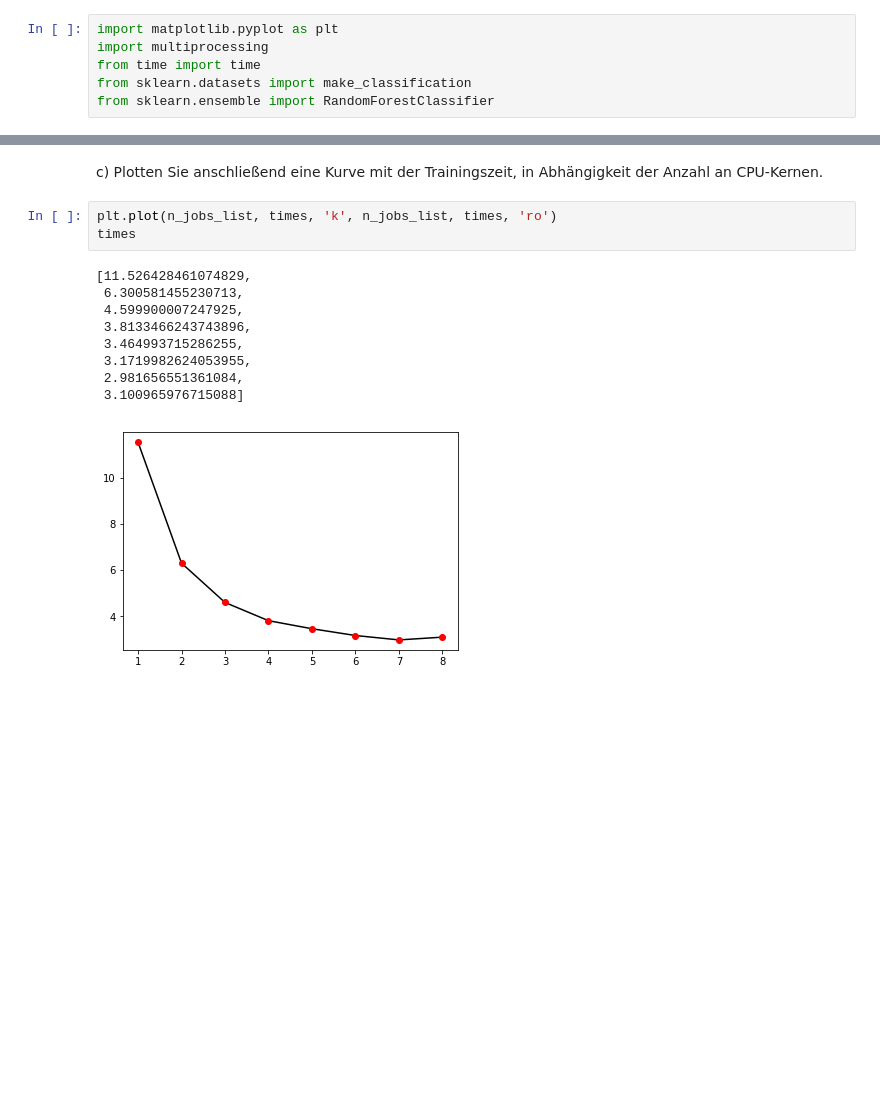
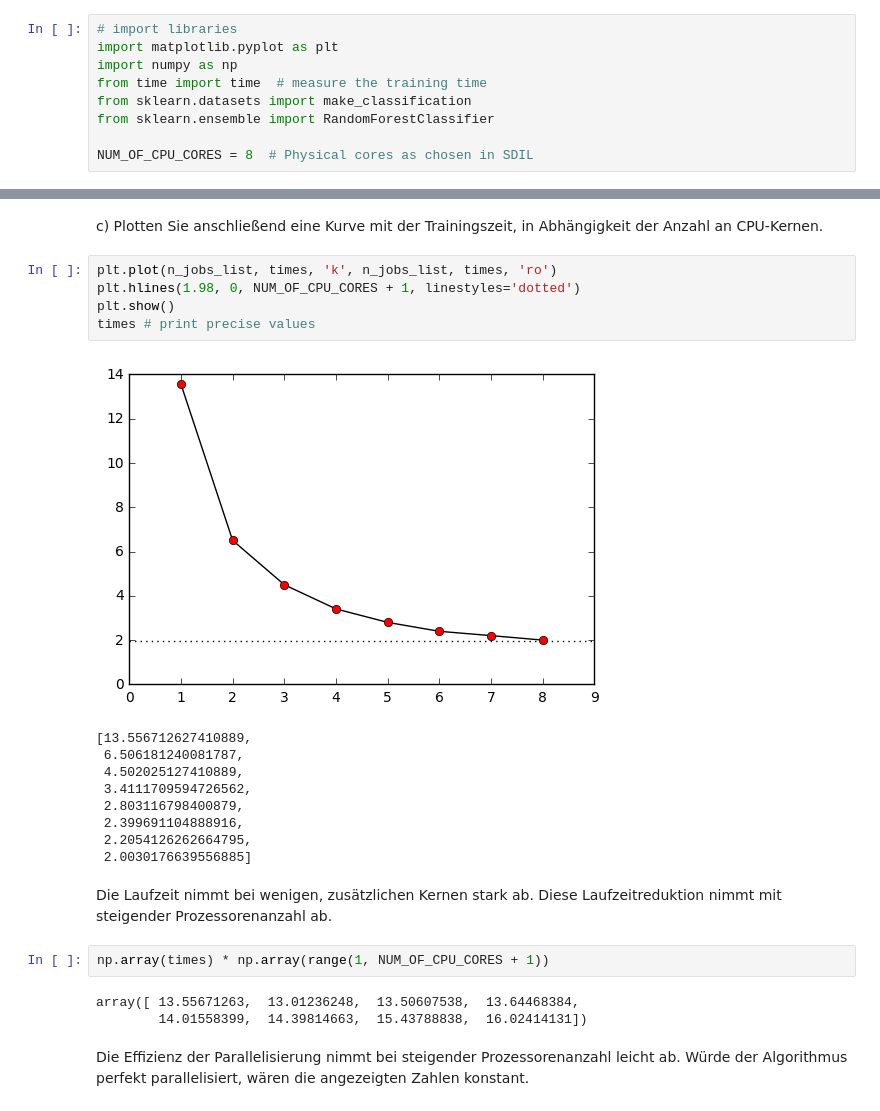
Before and after one commit to tecoKIT/smart-data-analytics, a Jupyter notebook: Uebung2/Exercise2.ipynb, the cells around one changed output, grey strips where cells are left out. Cells and saved outputs as stored; diff of their text form; blank space fills up the shorter version.

```diff
--- a/Uebung2/Exercise2.ipynb
+++ b/Uebung2/Exercise2.ipynb
@@ -7,9 +7,12 @@ Da Ensembles eine Kombination mehrerer kleinerer Klassifikatoren sind, sind sie
 # %% [markdown]
 a) Simulieren Sie einen ausreichenden Anzahl an dummy Daten (>100.000 Datenpunkten) mit der Methode `sklearn.datasets.make_classification`.
 # %%
+# import libraries
 import matplotlib.pyplot as plt
-import multiprocessing
-from time import time
+import numpy as np
+from time import time  # measure the training time
 from sklearn.datasets import make_classification
 from sklearn.ensemble import RandomForestClassifier
+
+NUM_OF_CPU_CORES = 8  # Physical cores as chosen in SDIL
 # %%
@@ -37,14 +45,25 @@ clf.score(X, y)
 c) Plotten Sie anschließend eine Kurve mit der Trainingszeit, in Abhängigkeit der Anzahl an CPU-Kernen.
 # %%
 plt.plot(n_jobs_list, times, 'k', n_jobs_list, times, 'ro')
-times
+plt.hlines(1.98, 0, NUM_OF_CPU_CORES + 1, linestyles='dotted')
+plt.show()
+times # print precise values
 # %% [output]
+[figure, new version]
-[11.526428461074829,
- 6.300581455230713,
- 4.599900007247925,
- 3.8133466243743896,
- 3.464993715286255,
- 3.1719982624053955,
- 2.981656551361084,
- 3.100965976715088]
+[13.556712627410889,
+ 6.506181240081787,
+ 4.502025127410889,
+ 3.4111709594726562,
+ 2.803116798400879,
+ 2.399691104888916,
+ 2.2054126262664795,
+ 2.0030176639556885]
-[figure, old version]
+# %% [markdown]
+Die Laufzeit nimmt bei wenigen, zusätzlichen Kernen stark ab. Diese Laufzeitreduktion nimmt mit steigender Prozessorenanzahl ab.
+# %%
+np.array(times) * np.array(range(1, NUM_OF_CPU_CORES + 1))
+# %% [output]
+array([ 13.55671263,  13.01236248,  13.50607538,  13.64468384,
+        14.01558399,  14.39814663,  15.43788838,  16.02414131])
+# %% [markdown]
+Die Effizienz der Parallelisierung nimmt bei steigender Prozessorenanzahl leicht ab. Würde der Algorithmus perfekt parallelisiert, wären die angezeigten Zahlen konstant.
```
Also changed, not shown: parts of 4 cells of this notebook.
